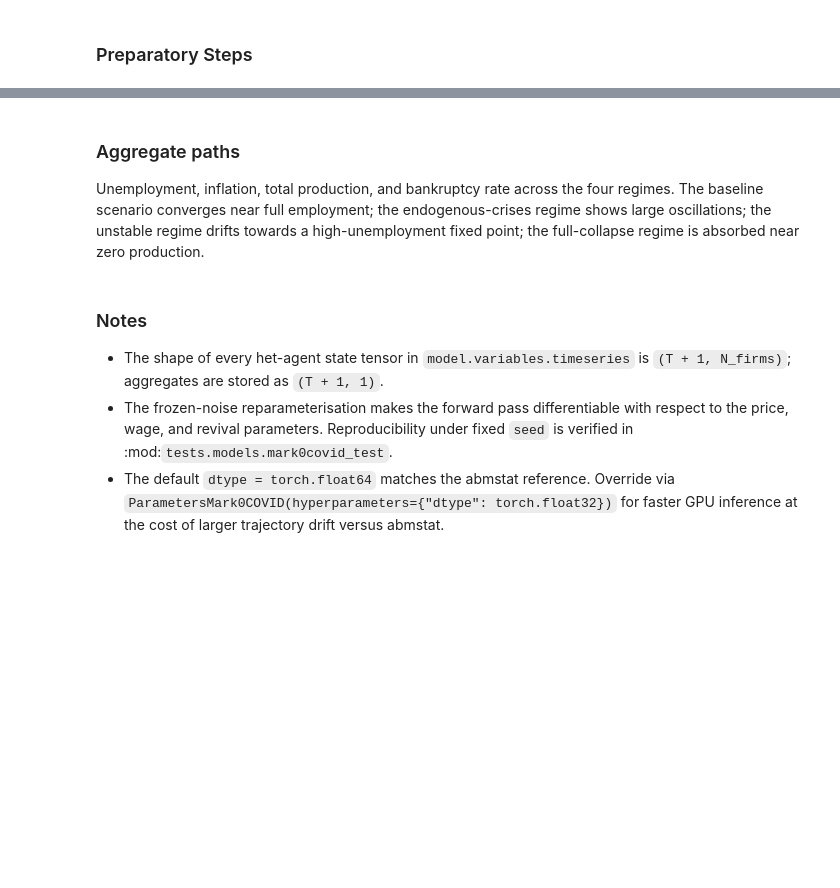
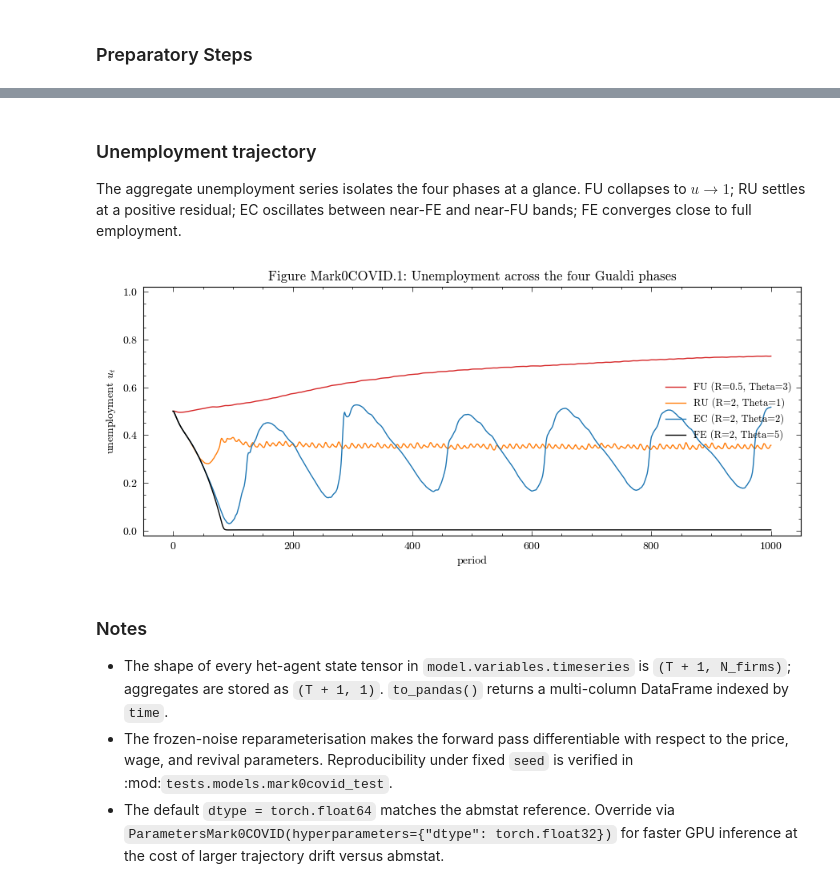
Before and after one commit to KarlNaumann/MacroStat, a Jupyter notebook: docs/models/Mark0COVID/Mark0COVID.ipynb, the cells around one changed output, grey strips where cells are left out. Drawn from its saved outputs; the diff is of its cells as text; code cells hidden in the pictures; blank space fills up the shorter version.

Commit message:
docs(mark0): distinguish phases by parameters

```diff
--- a/docs/models/Mark0COVID/Mark0COVID.ipynb
+++ b/docs/models/Mark0COVID/Mark0COVID.ipynb
@@ -82,41 +93,33 @@ for label, scenario_id in regimes.items():
 # %% [markdown]
-### Aggregate paths
+### Unemployment trajectory
 
-Unemployment, inflation, total production, and bankruptcy rate across
-the four regimes. The baseline scenario converges near full
-employment; the endogenous-crises regime shows large oscillations;
-the unstable regime drifts towards a high-unemployment fixed point;
-the full-collapse regime is absorbed near zero production.
+The aggregate unemployment series isolates the four phases at a
+glance. FU collapses to $u \to 1$; RU settles at a positive
+residual; EC oscillates between near-FE and near-FU bands; FE
+converges close to full employment.
 # %%
-fig, axs = plt.subplots(nrows=2, ncols=2, figsize=(11, 7))
-colors = ["k", "tab:blue", "tab:orange", "tab:red"]
+fig, ax = plt.subplots(figsize=(9, 4))
+colors = ["tab:red", "tab:orange", "tab:blue", "k"]
 
-for color, (label, series) in zip(colors, paths.items()):
-    axs[0, 0].plot(series["Unemployment"], color=color, linewidth=1.0, label=label)
-    axs[0, 1].plot(series["Inflation"], color=color, linewidth=1.0, label=label)
-    axs[1, 0].plot(series["Production"], color=color, linewidth=1.0, label=label)
-    axs[1, 1].plot(series["BankruptcyRate"], color=color, linewidth=1.0, label=label)
+for color, (label, df) in zip(colors, paths.items()):
+    ax.plot(df.index, df["Unemployment"], color=color, linewidth=1.0, label=label)
 
-axs[0, 0].set_title("Unemployment")
-axs[0, 0].set_xlabel("period")
-axs[0, 1].set_title("Inflation")
-axs[0, 1].set_xlabel("period")
-axs[1, 0].set_title("Total production")
-axs[1, 0].set_xlabel("period")
-axs[1, 1].set_title("Bankruptcy rate")
-axs[1, 1].set_xlabel("period")
-
-handles, labels = axs[0, 0].get_legend_handles_labels()
-fig.legend(handles, labels, loc="lower center", ncol=2, fontsize=8)
-fig.suptitle("Figure Mark0COVID.1: Four Gualdi regimes")
-plt.tight_layout(rect=(0, 0.08, 1, 1))
+ax.set_title("Figure Mark0COVID.1: Unemployment across the four Gualdi phases")
+ax.set_xlabel("period")
+ax.set_ylabel(r"unemployment $u_t$")
+ax.set_ylim(-0.02, 1.02)
+ax.legend(loc="center right", frameon=False, fontsize=9)
+plt.tight_layout()
 plt.show()
+# %% [output]
+[figure, added]
 # %% [markdown]
 ### Notes
 
 - The shape of every het-agent state tensor in
   ``model.variables.timeseries`` is ``(T + 1, N_firms)``; aggregates
-  are stored as ``(T + 1, 1)``.
+  are stored as ``(T + 1, 1)``. ``to_pandas()`` returns a multi-column
+  DataFrame indexed by ``time``.
 - The frozen-noise reparameterisation makes the forward pass
   differentiable with respect to the price, wage, and revival
   parameters. Reproducibility under fixed ``seed`` is verified in
```
Also changed, not shown: parts of 3 cells of this notebook, 1 other file.
